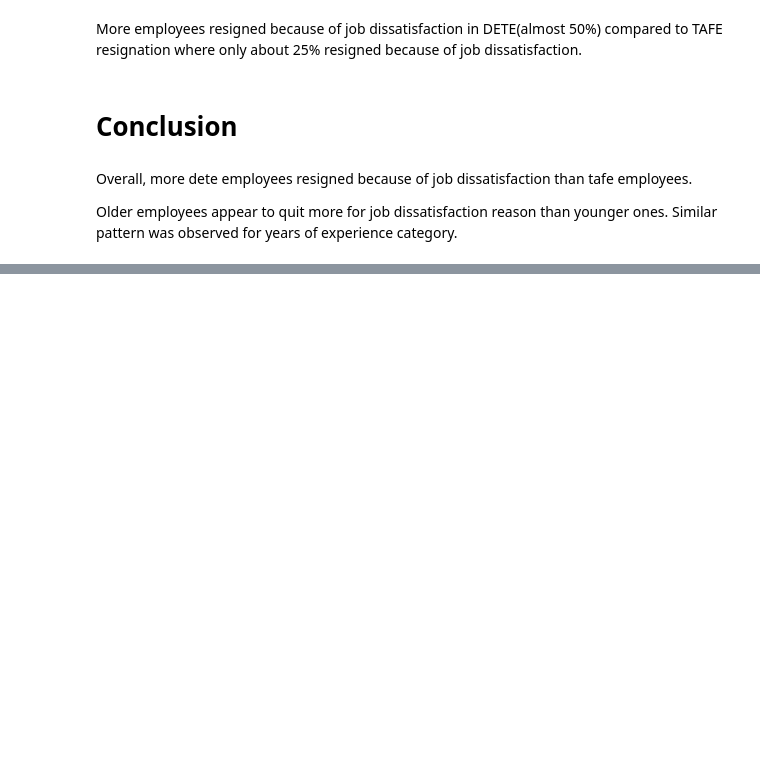
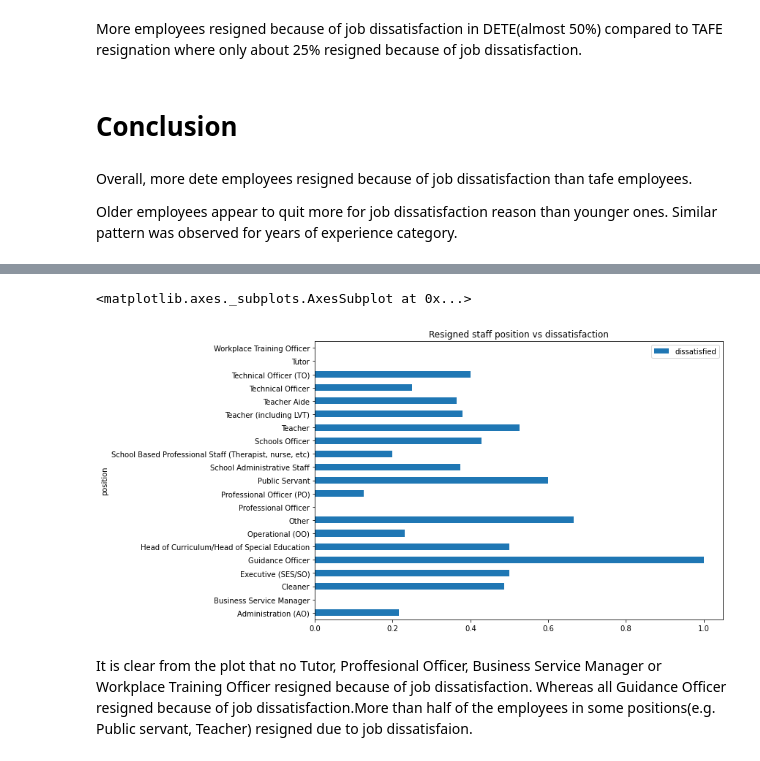
Before and after one commit to Ke-erah/Cousera_Capstone, a Jupyter notebook: DETE_and_TAFE_Employees_Exit_Surveys.ipynb, the cells around one changed output, grey strips where cells are left out. Cells and saved outputs as stored; diff of their text form; code cells hidden in the pictures; blank space fills up the shorter version.

```diff
--- a/DETE_and_TAFE_Employees_Exit_Surveys.ipynb
+++ b/DETE_and_TAFE_Employees_Exit_Surveys.ipynb
@@ -1066,0 +1080,2 @@ Older employees appear to quit more for job dissatisfaction reason than younger
+# %%
+positions_pv = combined_updated.pivot_table(values = 'dissatisfied', index = 'position')
@@ -1066,0 +1103,7 @@ Older employees appear to quit more for job dissatisfaction reason than younger
+# %%
+positions_pv.plot(kind='barh', title = 'Resigned staff position vs dissatisfaction', figsize = (10,7))
+# %% [output]
+<matplotlib.axes._subplots.AxesSubplot at 0x...>
+[figure, added]
+# %% [markdown]
+It is clear from the plot that no Tutor, Proffesional Officer, Business Service Manager or Workplace Training Officer resigned because of job dissatisfaction. Whereas all Guidance Officer resigned because of job dissatisfaction.More than half of the employees in some positions(e.g. Public servant, Teacher) resigned due to job dissatisfaion.
```
Also changed, not shown: parts of 9 cells of this notebook.
